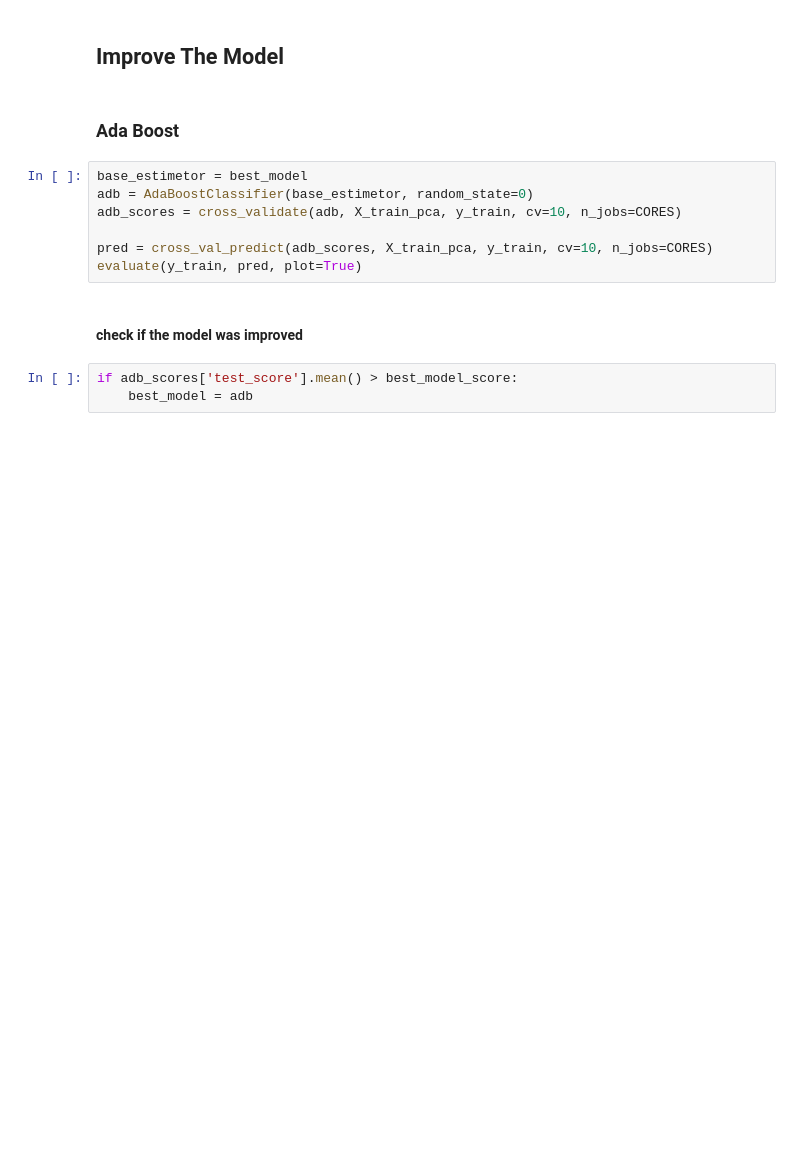
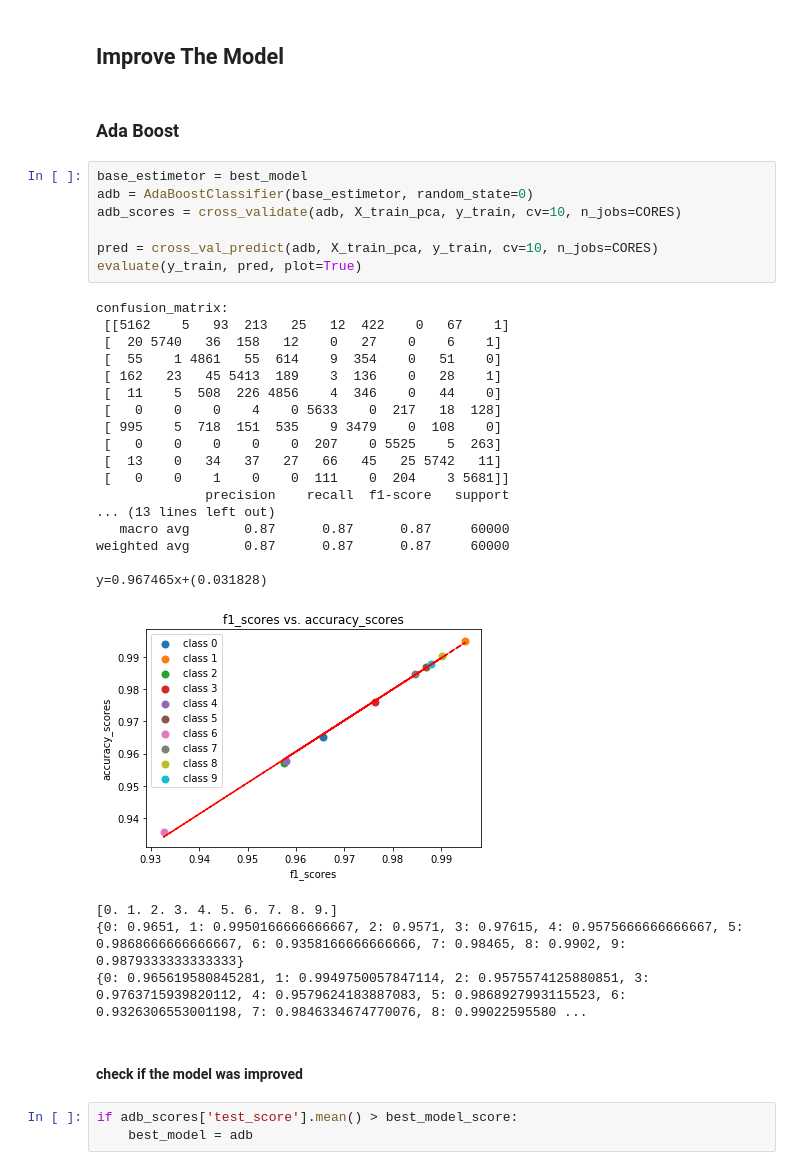
Before and after one commit to MtheEPIC/DataImaging, a Jupyter notebook: Fashion_mnist.ipynb, the cells around one changed output. Drawn from its saved outputs; the diff is of its cells as text; blank space fills up the shorter version.

```diff
--- a/Fashion_mnist.ipynb
+++ b/Fashion_mnist.ipynb
@@ -346,10 +541,32 @@ best_model, best_model_score = find_best_model()
 # %%
 base_estimetor = best_model
 adb = AdaBoostClassifier(base_estimetor, random_state=0)
 adb_scores = cross_validate(adb, X_train_pca, y_train, cv=10, n_jobs=CORES)
 
-pred = cross_val_predict(adb_scores, X_train_pca, y_train, cv=10, n_jobs=CORES)
+pred = cross_val_predict(adb, X_train_pca, y_train, cv=10, n_jobs=CORES)
 evaluate(y_train, pred, plot=True)
+# %% [output]
+confusion_matrix:
+ [[5162    5   93  213   25   12  422    0   67    1]
+ [  20 5740   36  158   12    0   27    0    6    1]
+ [  55    1 4861   55  614    9  354    0   51    0]
+ [ 162   23   45 5413  189    3  136    0   28    1]
+ [  11    5  508  226 4856    4  346    0   44    0]
+ [   0    0    0    4    0 5633    0  217   18  128]
+ [ 995    5  718  151  535    9 3479    0  108    0]
+ [   0    0    0    0    0  207    0 5525    5  263]
+ [  13    0   34   37   27   66   45   25 5742   11]
+ [   0    0    1    0    0  111    0  204    3 5681]]
+              precision    recall  f1-score   support
+... (13 lines left out)
+   macro avg       0.87      0.87      0.87     60000
+weighted avg       0.87      0.87      0.87     60000
+
+y=0.967465x+(0.031828)
+[figure, added]
+[0. 1. 2. 3. 4. 5. 6. 7. 8. 9.]
+{0: 0.9651, 1: 0.9950166666666667, 2: 0.9571, 3: 0.97615, 4: 0.9575666666666667, 5: 0.9868666666666667, 6: 0.9358166666666666, 7: 0.98465, 8: 0.9902, 9: 0.9879333333333333}
+{0: 0.965619580845281, 1: 0.9949750057847114, 2: 0.9575574125880851, 3: 0.9763715939820112, 4: 0.9579624183887083, 5: 0.9868927993115523, 6: 0.9326306553001198, 7: 0.9846334674770076, 8: 0.99022595580 ...
 # %% [markdown]
 #### check if the model was improved
 # %%
```
Also changed, not shown: parts of 19 cells of this notebook.
